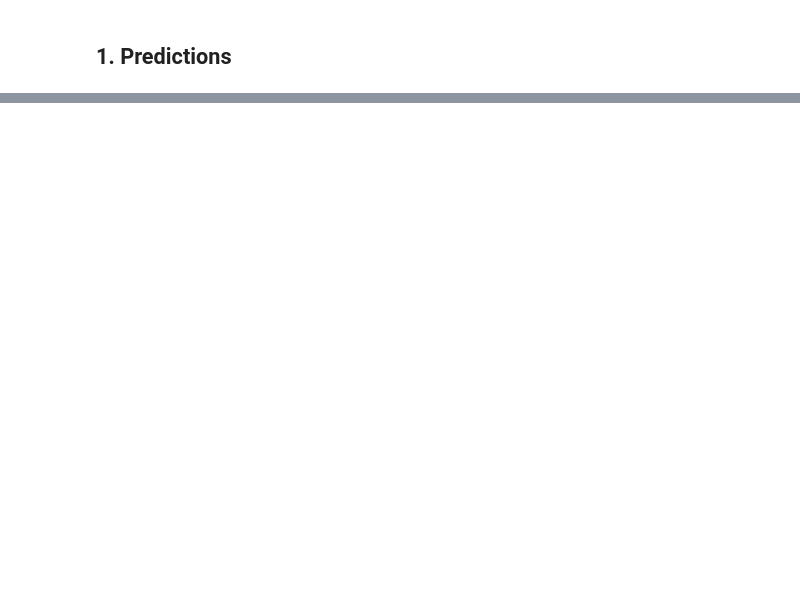
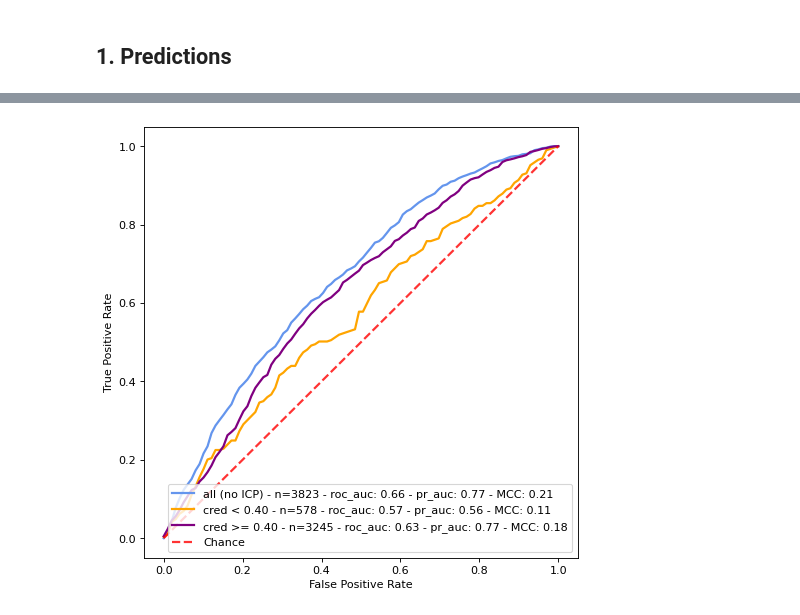
Before and after one commit to gtamo39/MS_ML, a Jupyter notebook: vignettes/MS_ActivityClass.ipynb, the cells around one changed output, grey strips where cells are left out. Saved outputs shown, nothing was run; the diff lists cells and outputs as text; code cells hidden in the pictures; blank space fills up the shorter version.

```diff
--- a/vignettes/MS_ActivityClass.ipynb
+++ b/vignettes/MS_ActivityClass.ipynb
@@ -437,0 +429,22 @@ Medium (11-25)         11
+# %%
+## build activity classifier:
+ML_data = MS.copy()
+ML_data['label'] = ML_data['ndown'].apply(lambda x: (x >= 1 and x <=12 ) * 1)
+
+# add features
+ML_data = pd.merge(ML_data[['compound','label']],MF_features,on='compound')#.drop_duplicates().reset_index(drop=True)
+
+# predict
+# model = RandomForestClassifier(n_estimators=400, class_weight='balanced', n_jobs=16, random_state=0)
+model=HistGradientBoostingClassifier(learning_rate=0.03, max_depth=6, max_leaf_nodes=15,l2_regularization=0.0, random_state=42)
+trained_model, df_pred = ML_Class.run_K_Fold_Xval_Classification(
+    ML_data, ID='compound', model=model, folds=5, col_to_rm=['compound', 'label'],
+    v='tqdm', ctf=0.5, impute_by_mean=False)
+print('classification roc_auc:', round(ML_Class.metrics_from_pred_df(df_pred)['roc_auc'], 3))
+
+## ICP (inductive conformal prediction): same CV, adds per-compound class p-values (p_1/p_2) + credibility (cred)
+icp_model, icp_pred = ML_Class.run_K_Fold_Xval_CP(
+    ML_data, ID='compound', model=model, folds=5, col_to_rm=['compound', 'label'],
+    v=False, ctf=0.5, impute=False)
+print('ICP roc_auc:', round(ML_Class.metrics_from_pred_df(icp_pred)['roc_auc'], 3))
+icp_pred.head()
@@ -437,0 +460,11 @@ Medium (11-25)         11
+# %%
+cred_ctf = 0.4
+low_cred  = icp_pred[icp_pred['cred'] <  cred_ctf]
+high_cred = icp_pred[icp_pred['cred'] >= cred_ctf]
+# overlay the original (non-ICP) classifier ROC alongside the two credibility-split ICP curves
+tmp = ML_Class.plot_roc_curve(
+    [df_pred, low_cred, high_cred],
+    l=['all (no ICP)', 'cred < %.2f' % cred_ctf, 'cred >= %.2f' % cred_ctf],
+)
+# %% [output]
+[figure, added]
```
Also changed, not shown: parts of 38 cells of this notebook, 3 other files.
